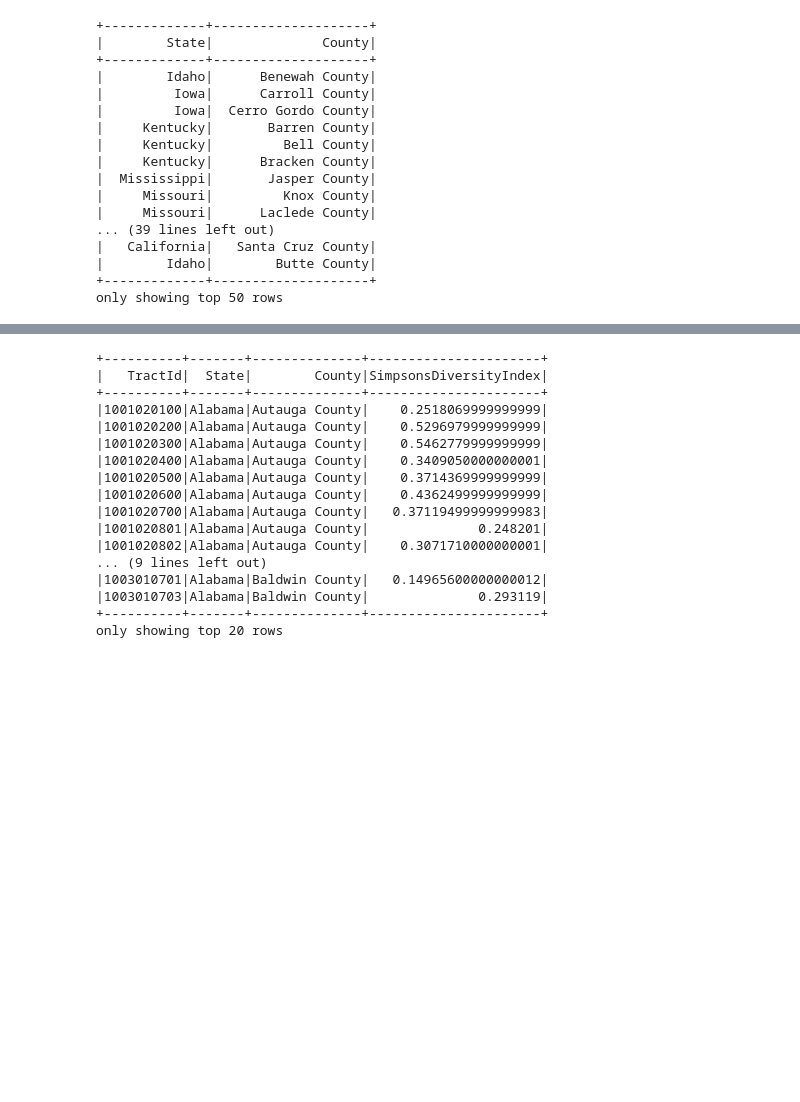
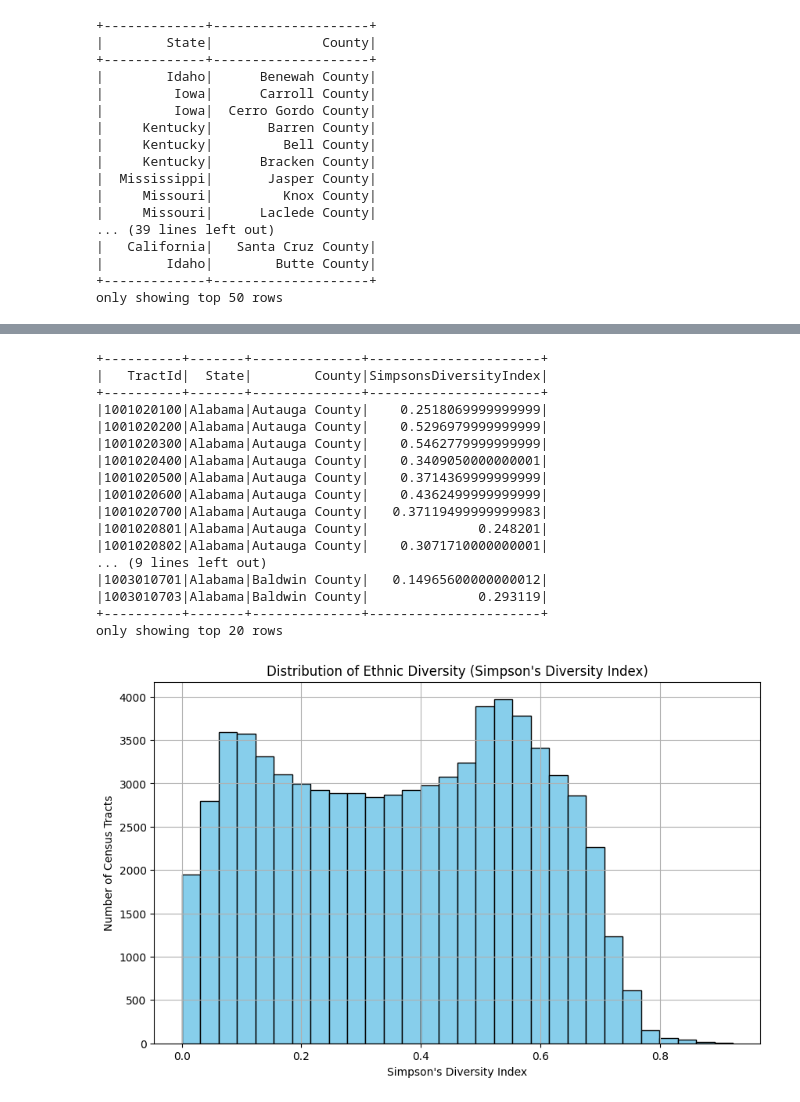
Before and after one commit to emanfj/Healthcare-Disparities-Analysis, a Jupyter notebook: census_2017.ipynb, the cells around one changed output, grey strips where cells are left out. Cells and saved outputs as stored; diff of their text form; code cells hidden in the pictures; blank space fills up the shorter version.

```diff
--- a/census_2017.ipynb
+++ b/census_2017.ipynb
@@ -207,33 +254,47 @@ formula -> (1 - (sum of squared error of each ethnic group))
 the values lie between 0 and 1 with values closer to 0 indicating low diversity
 and values closer to 1 indicating high diversity and ethnic distribution"""
 
 demographics = demographics.withColumn('SimpsonsDiversityIndex', 1 -
                                        (((col('HispanicPercentage')/100)**2) +
                                         ((col('WhitePercentage')/100)** 2) +
                                         ((col('BlackPercentage')/100)** 2) +
                                         ((col('NativePercentage')/100)** 2) +
                                         ((col('AsianPercentage')/100)** 2) +
                                         ((col('PacificPercentage')/100)** 2)))
 
 demographics.select('TractId', 'State', 'County', 'SimpsonsDiversityIndex').show()
+
+# collecting data for visualization
+diversity_data = demographics.select('SimpsonsDiversityIndex').collect()
+diversity_indices = [row['SimpsonsDiversityIndex'] for row in diversity_data]
+
+# plotting the histogram
+plt.figure(figsize=(10, 6))
+plt.hist(diversity_indices, bins=30, edgecolor='black', color='skyblue')
+plt.title("Distribution of Ethnic Diversity (Simpson's Diversity Index)")
+plt.xlabel("Simpson's Diversity Index")
+plt.ylabel('Number of Census Tracts')
+plt.grid(True)
+plt.show()
 # %% [output]
 +----------+-------+--------------+----------------------+
 |   TractId|  State|        County|SimpsonsDiversityIndex|
 +----------+-------+--------------+----------------------+
 |1001020100|Alabama|Autauga County|    0.2518069999999999|
 |1001020200|Alabama|Autauga County|    0.5296979999999999|
 |1001020300|Alabama|Autauga County|    0.5462779999999999|
 |1001020400|Alabama|Autauga County|    0.3409050000000001|
 |1001020500|Alabama|Autauga County|    0.3714369999999999|
 |1001020600|Alabama|Autauga County|    0.4362499999999999|
 |1001020700|Alabama|Autauga County|   0.37119499999999983|
 |1001020801|Alabama|Autauga County|              0.248201|
 |1001020802|Alabama|Autauga County|    0.3071710000000001|
 ... (9 lines left out)
 |1003010701|Alabama|Baldwin County|   0.14965600000000012|
 |1003010703|Alabama|Baldwin County|              0.293119|
 +----------+-------+--------------+----------------------+
 only showing top 20 rows
+[figure, added]
 # %%
 """deriving column for gender ratio of men to women
 values less than 1 indicate more men than women
```
Also changed, not shown: parts of 7 cells of this notebook.
